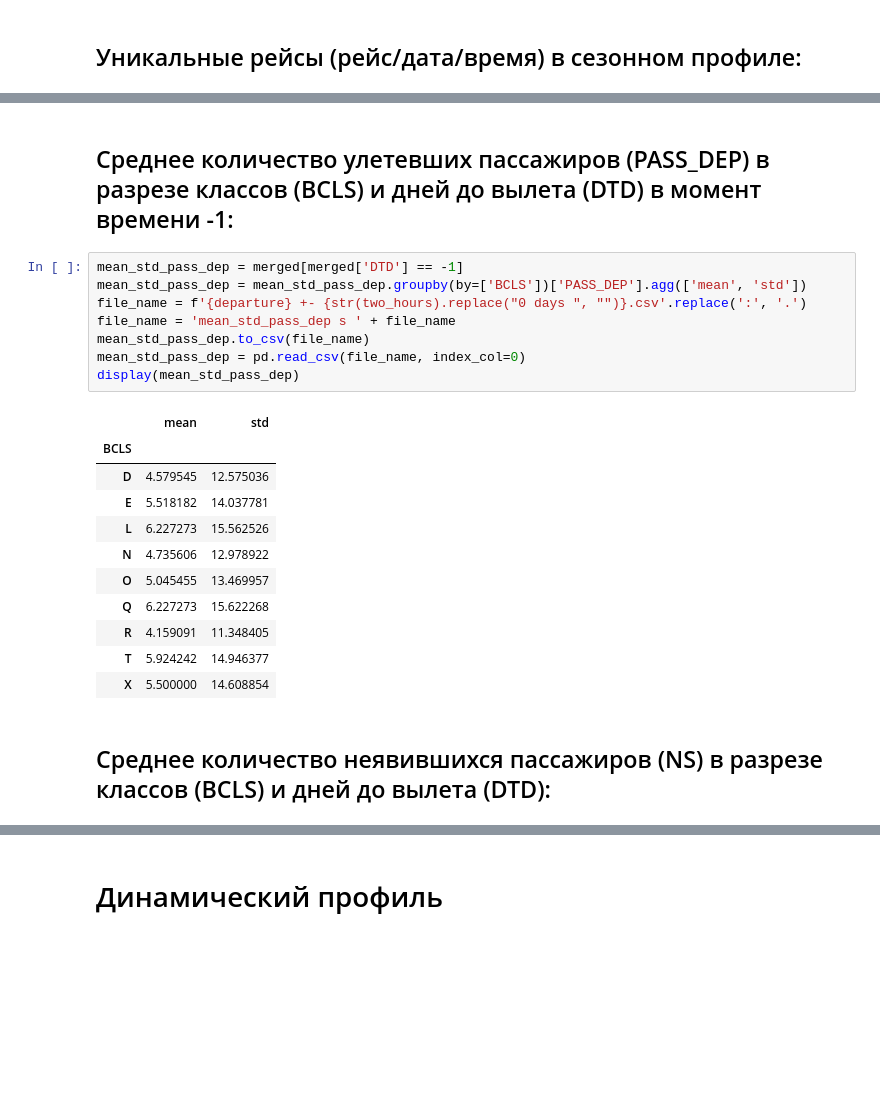
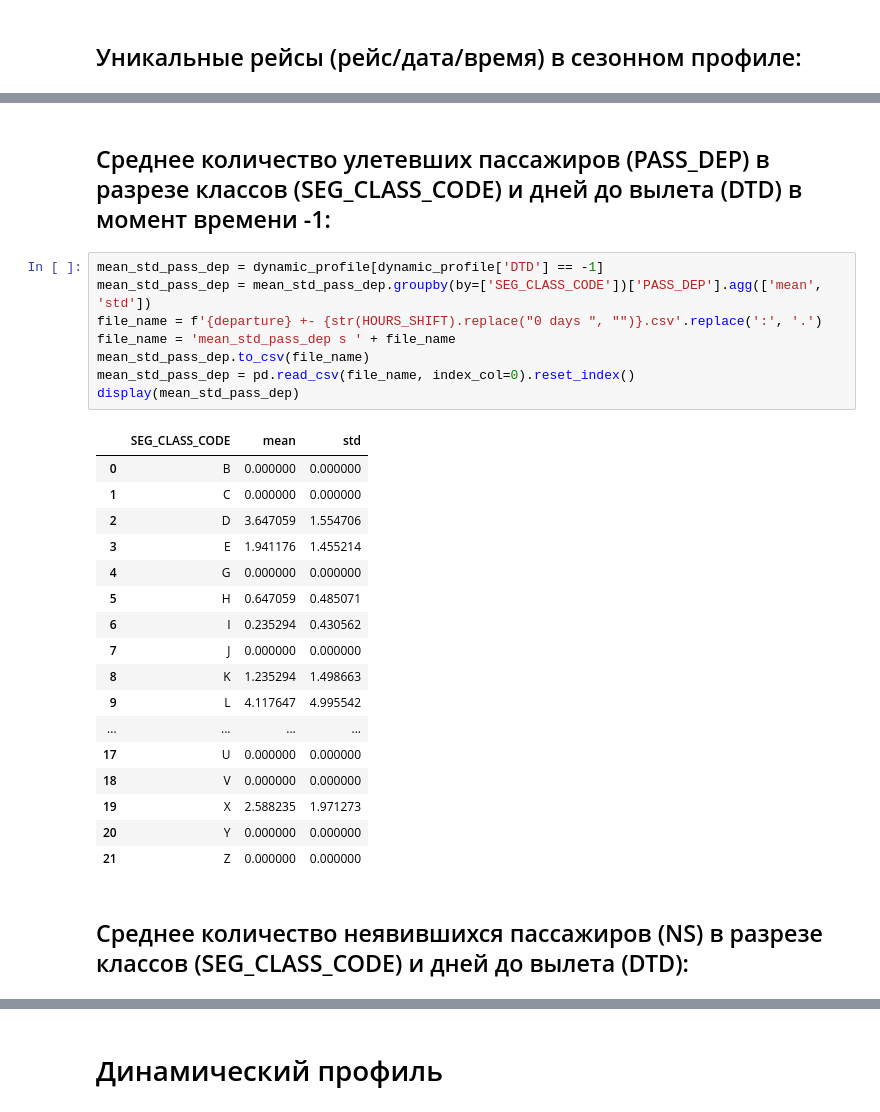
Before and after one commit to Flyer-DM/aeroflot_ML, a Jupyter notebook: профили сезонов.ipynb, the cells around one changed output, grey strips where cells are left out. Drawn from its saved outputs; the diff is of its cells as text; blank space fills up the shorter version.

```diff
--- a/профили сезонов.ipynb
+++ b/профили сезонов.ipynb
@@ -182,24 +182,30 @@ display(std_pass_bk)
 # %% [markdown]
-## Среднее количество улетевших пассажиров (PASS_DEP) в разрезе классов (BCLS) и дней до вылета (DTD) в момент времени -1:
+## Среднее количество улетевших пассажиров (PASS_DEP) в разрезе классов (SEG_CLASS_CODE) и дней до вылета (DTD) в момент времени -1:
-# %%
-mean_std_pass_dep = merged[merged['DTD'] == -1]
-mean_std_pass_dep = mean_std_pass_dep.groupby(by=['BCLS'])['PASS_DEP'].agg(['mean', 'std'])
-file_name = f'{departure} +- {str(two_hours).replace("0 days ", "")}.csv'.replace(':', '.')
-file_name = 'mean_std_pass_dep s ' + file_name
-mean_std_pass_dep.to_csv(file_name)
-mean_std_pass_dep = pd.read_csv(file_name, index_col=0)
-display(mean_std_pass_dep)
-# %% [output]
-|  | mean | std |
-| BCLS |  |  |
-| D | 4.579545 | 12.575036 |
-| E | 5.518182 | 14.037781 |
-| L | 6.227273 | 15.562526 |
-| N | 4.735606 | 12.978922 |
-| O | 5.045455 | 13.469957 |
-| Q | 6.227273 | 15.622268 |
-| R | 4.159091 | 11.348405 |
-| T | 5.924242 | 14.946377 |
-| X | 5.500000 | 14.608854 |
+# %%
+mean_std_pass_dep = dynamic_profile[dynamic_profile['DTD'] == -1]
+mean_std_pass_dep = mean_std_pass_dep.groupby(by=['SEG_CLASS_CODE'])['PASS_DEP'].agg(['mean', 'std'])
+file_name = f'{departure} +- {str(HOURS_SHIFT).replace("0 days ", "")}.csv'.replace(':', '.')
+file_name = 'mean_std_pass_dep s ' + file_name
+mean_std_pass_dep.to_csv(file_name)
+mean_std_pass_dep = pd.read_csv(file_name, index_col=0).reset_index()
+display(mean_std_pass_dep)
+# %% [output]
+|  | SEG_CLASS_CODE | mean | std |
+| 0 | B | 0.000000 | 0.000000 |
+| 1 | C | 0.000000 | 0.000000 |
+| 2 | D | 3.647059 | 1.554706 |
+| 3 | E | 1.941176 | 1.455214 |
+| 4 | G | 0.000000 | 0.000000 |
+| 5 | H | 0.647059 | 0.485071 |
+| 6 | I | 0.235294 | 0.430562 |
+| 7 | J | 0.000000 | 0.000000 |
+| 8 | K | 1.235294 | 1.498663 |
+| 9 | L | 4.117647 | 4.995542 |
+| ... | ... | ... | ... |
+| 17 | U | 0.000000 | 0.000000 |
+| 18 | V | 0.000000 | 0.000000 |
+| 19 | X | 2.588235 | 1.971273 |
+| 20 | Y | 0.000000 | 0.000000 |
+| 21 | Z | 0.000000 | 0.000000 |
 # %% [markdown]
-## Среднее количество неявившихся пассажиров (NS) в разрезе классов (BCLS) и дней до вылета (DTD):
+## Среднее количество неявившихся пассажиров (NS) в разрезе классов (SEG_CLASS_CODE) и дней до вылета (DTD):
```
Also changed, not shown: parts of 12 cells of this notebook.
